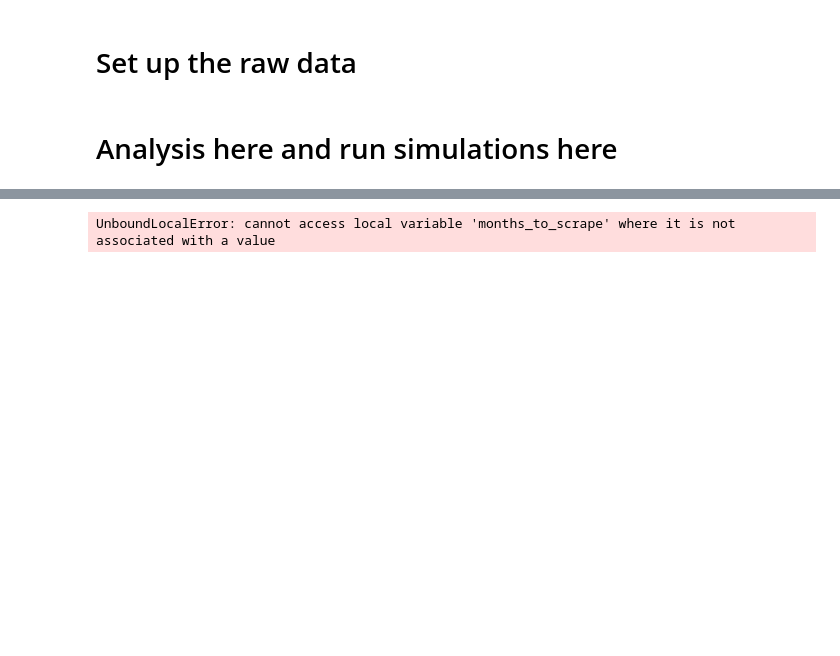
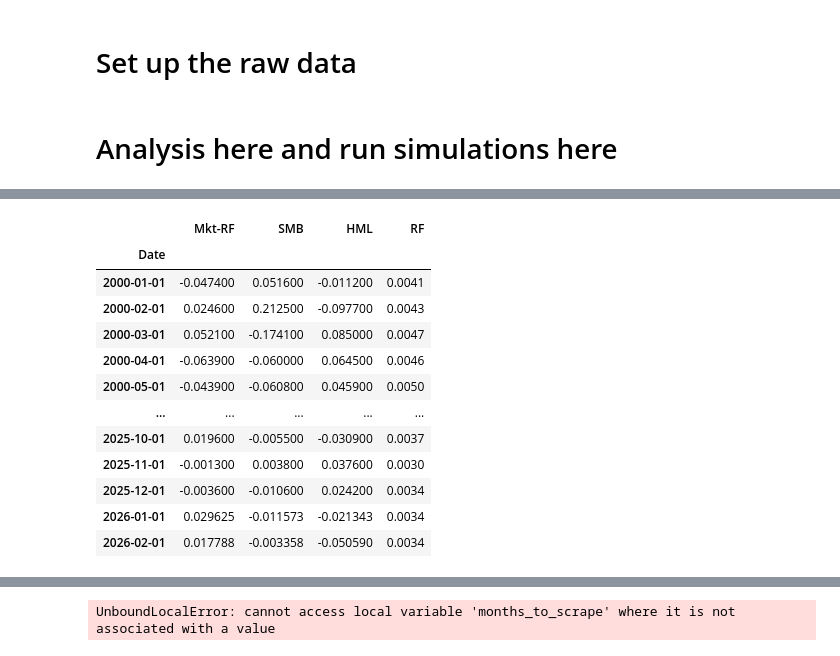
Before and after one commit to vincentbatten27/Multi-Factor_Investing, a Jupyter notebook: Multi_Factor_Fall_25/Messy_ Run simulator.ipynb, the cells around one changed output, grey strips where cells are left out. Saved outputs shown, nothing was run; the diff lists cells and outputs as text; code cells hidden in the pictures; blank space fills up the shorter version.

Commit message:
10.3.0
GSPC updates, FF3 data updates, should be incrementlaly updated MoM, assumign updated_stock_data is sound.

```diff
--- a/Multi_Factor_Fall_25/Messy_ Run simulator.ipynb
+++ b/Multi_Factor_Fall_25/Messy_ Run simulator.ipynb
@@ -2451,5 +2634,4 @@ new_monthly_data = pd.read_csv('monthly_returns.csv')
 new_monthly_data.columns.name = 'Ticker'
 new_monthly_data['Date'] = pd.to_datetime(new_monthly_data['Date'])
 new_monthly_data = new_monthly_data.set_index('Date')
+new_monthly_data = new_monthly_data.apply(pd.to_numeric, errors='coerce')
-# %%
-price_monthly_data, new_monthly_data = update_stock_data(price_monthly_data, new_monthly_data)
@@ -2486,0 +2638,85 @@ WARNING: Ignoring invalid distribution ~ertifi (c:\Users\vbatt\anaconda3\Lib\sit
+# %%
+def estimate_ff3_from_holdings(new_monthly_data, last_known_date, ff3_source):
+    # Filter for dates after the last known date
+    returns_subset = new_monthly_data[new_monthly_data.index > last_known_date].copy()
+
+    if returns_subset.empty:
+        return None
+
+    results = []
+
+    # Get the last available RF rate as a fallback
+    last_rf = ff3_source['RF'].iloc[-1]
+
+    for date, row in returns_subset.iterrows():
+        r = row.dropna()
+        if r.empty:
+            continue
+
+        # --- [NEW] Get the RF Rate ---
+        # Try to find the exact date in your ff3_monthly data
+        if date in ff3_source.index:
+            rf = ff3_source.loc[date, 'RF']
+        else:
+            rf = last_rf # Use latest known rate if predicting for future dates
+
+        n = len(r)
+        tickers = r.index.tolist()
+        hist = new_monthly_data[tickers].loc[:date].iloc[:-1]
+
+        if hist.empty:
+            continue
+
+        cum_ret = hist.add(1).prod() - 1
+        size_rank = cum_ret.rank(ascending=True)
+
+        if len(hist) >= 12:
+            prior_12m = hist.iloc[-12:].add(1).prod() - 1
+        else:
+            prior_12m = cum_ret
+
+        value_rank = prior_12m.rank(ascending=True)
+
+        small = r[size_rank <= n/3].mean()
+        big   = r[size_rank >= 2*n/3].mean()
+        smb   = small - big
+
+        high  = r[value_rank <= n/3].mean()
+        low   = r[value_rank >= 2*n/3].mean()
+        hml   = high - low
+
+        # --- [ADJUSTED] Mkt-RF Calculation ---
+        # Excess market return = Average stock return - Risk Free Rate
+        mkt_rf = r.mean() - rf
+
+        results.append({
+            'Date':   date,
+            'Mkt-RF': mkt_rf,
+            'SMB':    smb,
+            'HML':    hml,
+            'RF':     rf   # Adding the RF to the output for completeness
+        })
+
+    if not results:
+        return None
+
+    est = pd.DataFrame(results).set_index('Date')
+    return est
+
+# Call the function passing ff3_monthly as the source for RF
+est_df = estimate_ff3_from_holdings(new_monthly_data, ff3_monthly.index[-1], ff3_monthly)
+ff3_monthly = pd.concat([ff3_monthly,est_df])
+# %% [output]
+|  | Mkt-RF | SMB | HML | RF |
+| Date |  |  |  |  |
+| 2000-01-01 | -0.047400 | 0.051600 | -0.011200 | 0.0041 |
+| 2000-02-01 | 0.024600 | 0.212500 | -0.097700 | 0.0043 |
+| 2000-03-01 | 0.052100 | -0.174100 | 0.085000 | 0.0047 |
+| 2000-04-01 | -0.063900 | -0.060000 | 0.064500 | 0.0046 |
+| 2000-05-01 | -0.043900 | -0.060800 | 0.045900 | 0.0050 |
+| ... | ... | ... | ... | ... |
+| 2025-10-01 | 0.019600 | -0.005500 | -0.030900 | 0.0037 |
+| 2025-11-01 | -0.001300 | 0.003800 | 0.037600 | 0.0030 |
+| 2025-12-01 | -0.003600 | -0.010600 | 0.024200 | 0.0034 |
+| 2026-01-01 | 0.029625 | -0.011573 | -0.021343 | 0.0034 |
+| 2026-02-01 | 0.017788 | -0.003358 | -0.050590 | 0.0034 |
```
Also changed, not shown: parts of 19 cells of this notebook, 4 other files.
